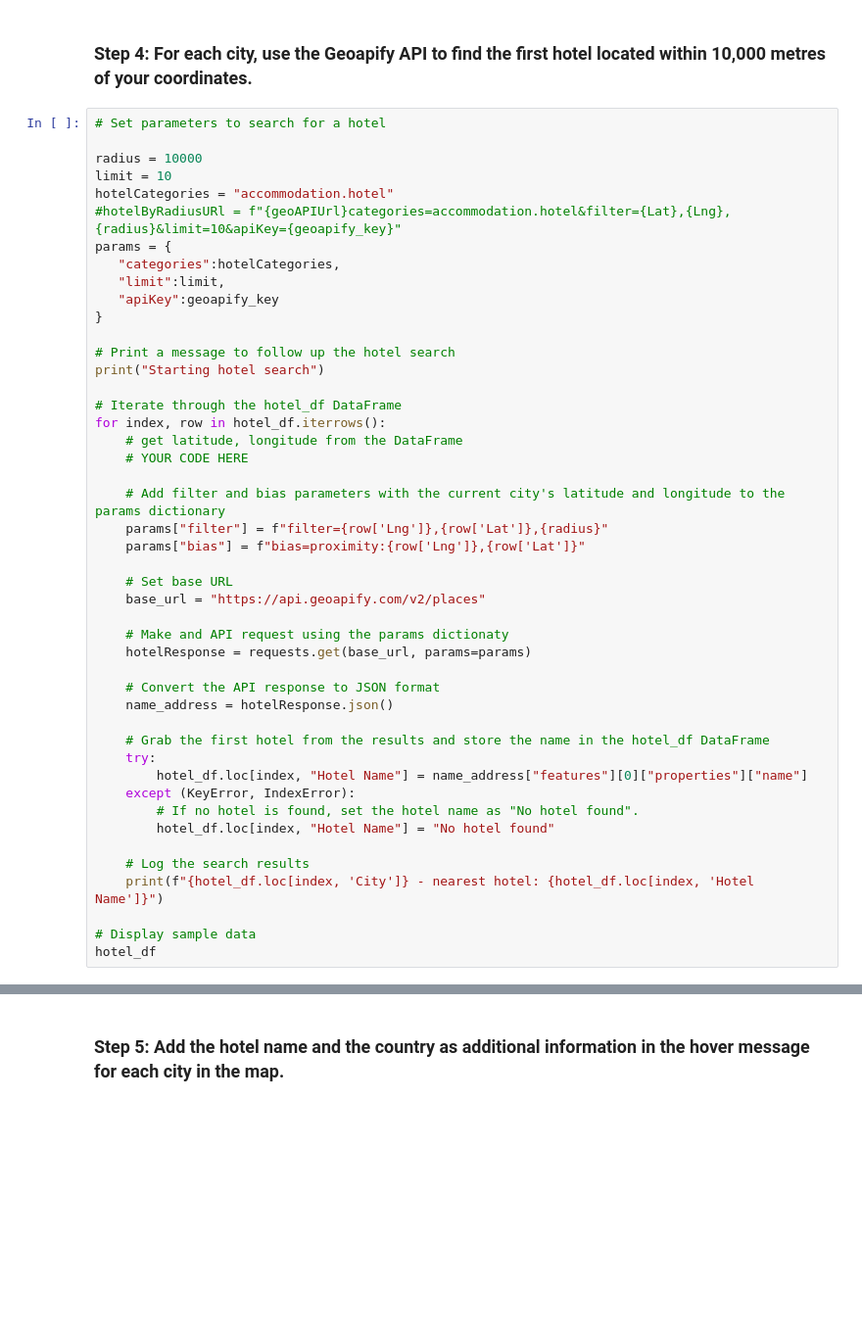
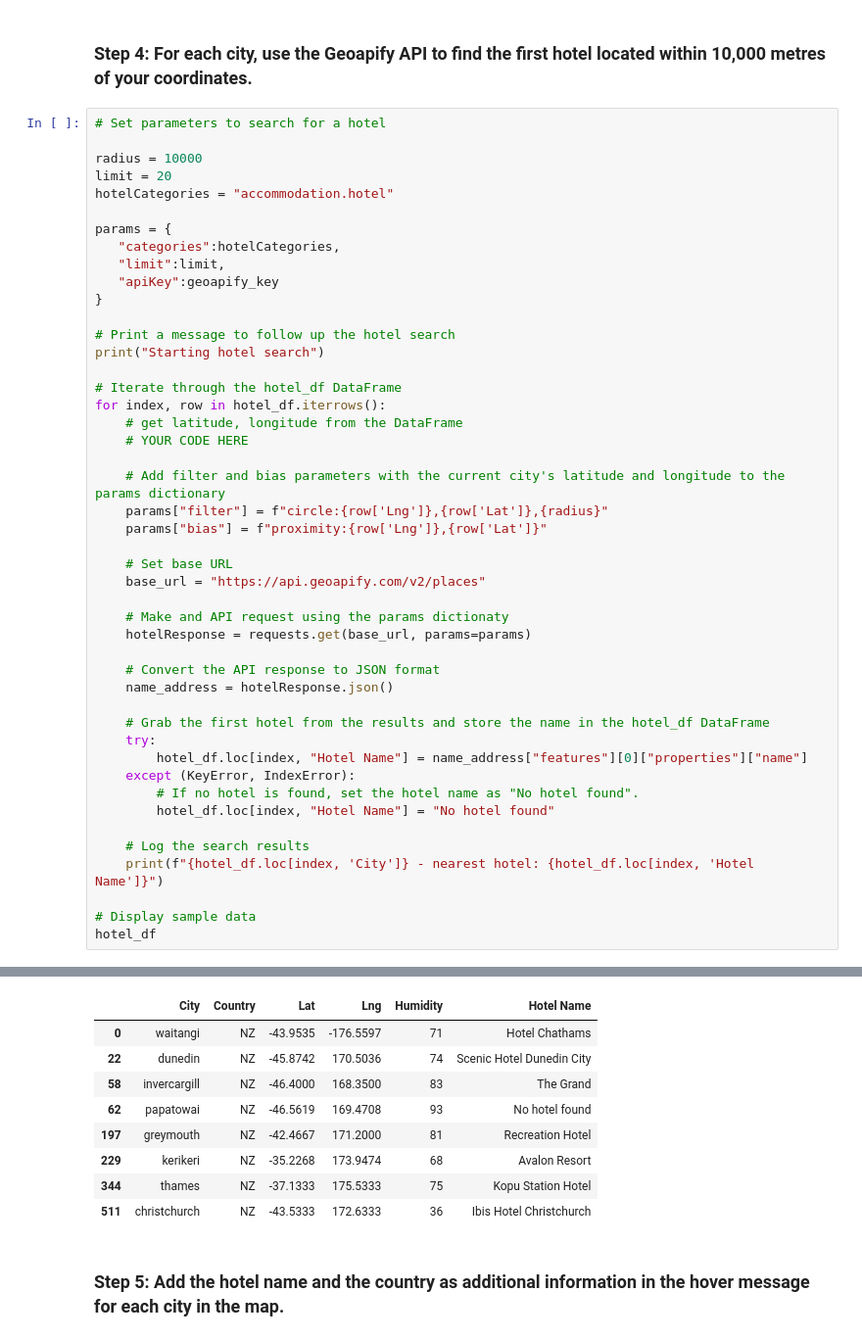
Before and after one commit to reetujakhar/python-api-challenge, a Jupyter notebook: Vacation_weather_py/VacationPy.ipynb, the cells around one changed output, grey strips where cells are left out. Shown at 98% size. Cells and saved outputs as stored; diff of their text form; blank space fills up the shorter version.

```diff
--- a/Vacation_weather_py/VacationPy.ipynb
+++ b/Vacation_weather_py/VacationPy.ipynb
@@ -90,9 +93,9 @@ hotel_df
 # Set parameters to search for a hotel
 
 radius = 10000
-limit = 10
+limit = 20
 hotelCategories = "accommodation.hotel"
-#hotelByRadiusURl = f"{geoAPIUrl}categories=accommodation.hotel&filter={Lat},{Lng},{radius}&limit=10&apiKey={geoapify_key}"
+
 params = {
    "categories":hotelCategories,
    "limit":limit,
@@ -108,8 +111,8 @@ for index, row in hotel_df.iterrows():
     # YOUR CODE HERE
 
     # Add filter and bias parameters with the current city's latitude and longitude to the params dictionary
-    params["filter"] = f"filter={row['Lng']},{row['Lat']},{radius}"
-    params["bias"] = f"bias=proximity:{row['Lng']},{row['Lat']}"
+    params["filter"] = f"circle:{row['Lng']},{row['Lat']},{radius}"
+    params["bias"] = f"proximity:{row['Lng']},{row['Lat']}"
 
     # Set base URL
     base_url = "https://api.geoapify.com/v2/places"
@@ -141,3 +148,12 @@ papatowai - nearest hotel: No hotel found
+|  | City | Country | Lat | Lng | Humidity | Hotel Name |
+| 0 | waitangi | NZ | -43.9535 | -176.5597 | 71 | Hotel Chathams |
+| 22 | dunedin | NZ | -45.8742 | 170.5036 | 74 | Scenic Hotel Dunedin City |
+| 58 | invercargill | NZ | -46.4000 | 168.3500 | 83 | The Grand |
+| 62 | papatowai | NZ | -46.5619 | 169.4708 | 93 | No hotel found |
+| 197 | greymouth | NZ | -42.4667 | 171.2000 | 81 | Recreation Hotel |
+| 229 | kerikeri | NZ | -35.2268 | 173.9474 | 68 | Avalon Resort |
+| 344 | thames | NZ | -37.1333 | 175.5333 | 75 | Kopu Station Hotel |
+| 511 | christchurch | NZ | -43.5333 | 172.6333 | 36 | Ibis Hotel Christchurch |
 # %% [markdown]
 ### Step 5: Add the hotel name and the country as additional information in the hover message for each city in the map.
 # %%
```
Also changed, not shown: parts of 3 cells of this notebook.
